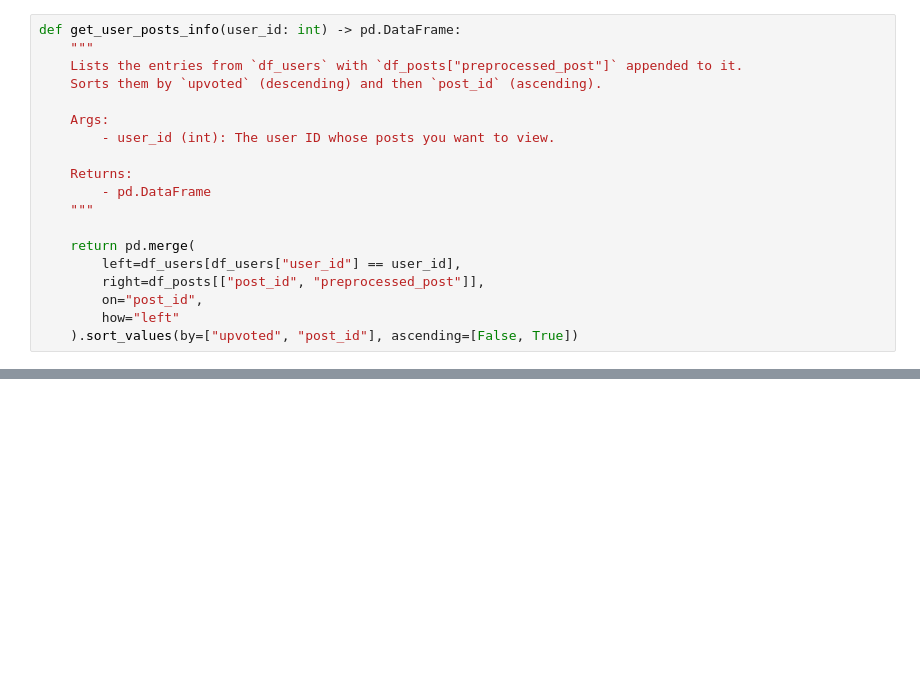
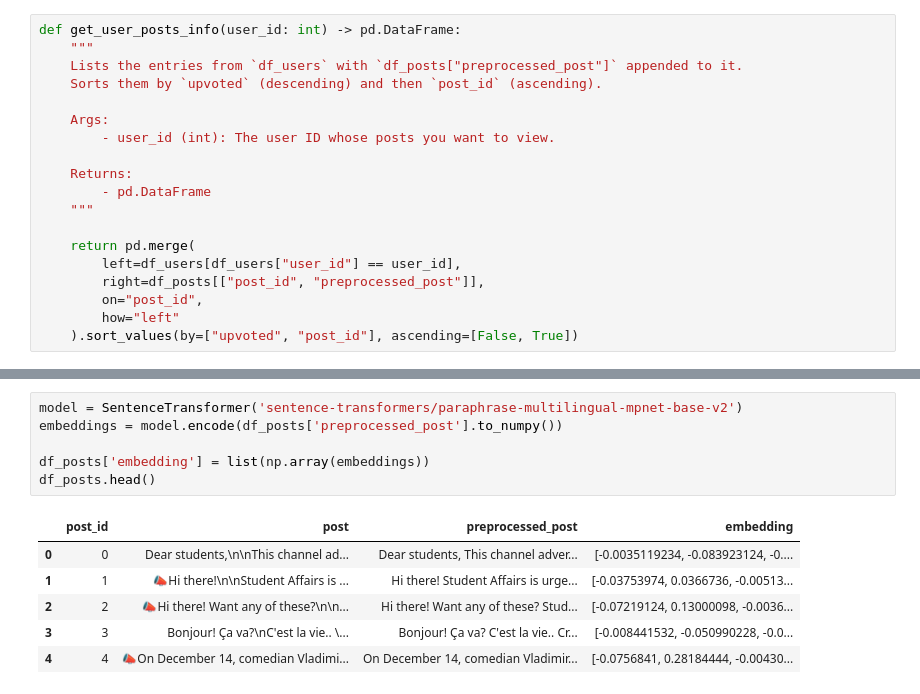
Before and after one commit to evops-sum25/evops-ml, a Jupyter notebook: notebooks/Recommendation_System/1_Recommendation_System.ipynb, the cells around one changed output, grey strips where cells are left out. Saved outputs shown, nothing was run; the diff lists cells and outputs as text; blank space fills up the shorter version.

```diff
--- a/notebooks/Recommendation_System/1_Recommendation_System.ipynb
+++ b/notebooks/Recommendation_System/1_Recommendation_System.ipynb
@@ -248,0 +489,13 @@ Ellipsis
+# %%
+model = SentenceTransformer('sentence-transformers/paraphrase-multilingual-mpnet-base-v2')
+embeddings = model.encode(df_posts['preprocessed_post'].to_numpy())
+
+df_posts['embedding'] = list(np.array(embeddings))
+df_posts.head()
+# %% [output]
+|  | post_id | post | preprocessed_post | embedding |
+| 0 | 0 | Dear students,\n\nThis channel ad... | Dear students, This channel adver... | [-0.0035119234, -0.083923124, -0.... |
+| 1 | 1 | 📣Hi there!\n\nStudent Affairs is ... | Hi there! Student Affairs is urge... | [-0.03753974, 0.0366736, -0.00513... |
+| 2 | 2 | 📣Hi there! Want any of these?\n\n... | Hi there! Want any of these? Stud... | [-0.07219124, 0.13000098, -0.0036... |
+| 3 | 3 | Bonjour! Ça va?\nС'est la vie.. \... | Bonjour! Ça va? С'est la vie.. Cr... | [-0.008441532, -0.050990228, -0.0... |
+| 4 | 4 | 📣On December 14, comedian Vladimi... | On December 14, comedian Vladimir... | [-0.0756841, 0.28184444, -0.00430... |
```
Also changed, not shown: parts of 9 cells of this notebook.
